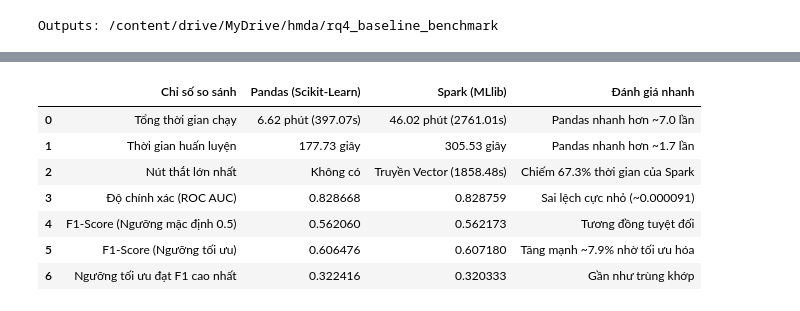
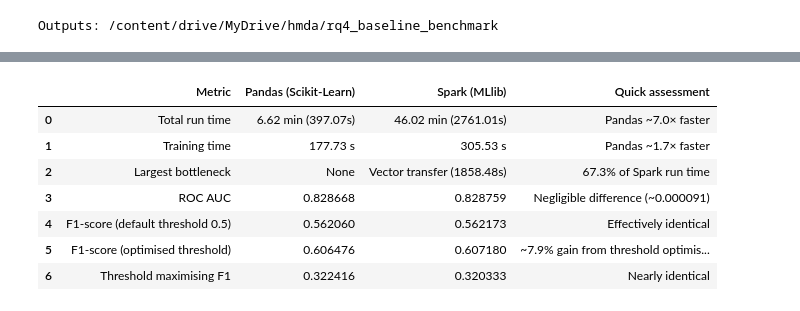
Before and after one commit to hung0985-work/Team-6-Big-Data-Analysis-Final-Project, a Jupyter notebook: src/comparison/04_rq4_logistic_baseline_benchmark.ipynb, the cells around one changed output, grey strips where cells are left out. Cells and saved outputs as stored; diff of their text form; code cells hidden in the pictures.

```diff
--- a/src/comparison/04_rq4_logistic_baseline_benchmark.ipynb
+++ b/src/comparison/04_rq4_logistic_baseline_benchmark.ipynb
@@ -675,24 +675,24 @@ else:
 import pandas as pd
 from IPython.display import display, HTML
 
-# Khởi tạo dữ liệu tóm tắt động từ các biến trong kernel
+# Build the dynamic summary from variables in the kernel
 try:
-    # 1. Lấy thông tin thời gian chạy
+    # 1. Get run-time information
     pandas_wall = total.loc['Pandas', 'wall_seconds']
     spark_wall = total.loc['Spark', 'wall_seconds']
     speedup_wall = spark_wall / pandas_wall
 
-    # 2. Lấy thời gian huấn luyện (tổng hợp từ detail hoặc timings)
+    # 2. Get training time (from detail or timings)
     df_timings = pd.DataFrame(timings)
     pandas_train = df_timings[(df_timings.engine == 'Pandas') & (df_timings.task == 'Model training')].seconds.sum()
     spark_train = df_timings[(df_timings.engine == 'Spark') & (df_timings.task == 'Model training')].seconds.sum()
     speedup_train = spark_train / pandas_train
 
-    # 3. Nút thắt lớn nhất của Spark
+    # 3. Largest Spark bottleneck
     spark_vector_transfer = df_timings[(df_timings.engine == 'Spark') & (df_timings.task == 'Spark vector transfer')].seconds.sum()
     spark_vector_pct = (spark_vector_transfer / spark_wall) * 100
 
-    # 4. Lấy chỉ số trên tập kiểm tra (Test Set)
+    # 4. Get test-set metrics
     test_df = m[m.phase == 'Test']
 
     pandas_roc = test_df[(test_df.engine == 'Pandas') & (test_df.threshold_type == 'Default')]['roc_auc'].values[0]
@@ -706,55 +706,55 @@ try:
     spark_f1_opt = test_df[(test_df.engine == 'Spark') & (test_df.threshold_type == 'Optimized')]['f1'].values[0]
     f1_improvement = ((pandas_f1_opt - pandas_f1_def) / pandas_f1_def) * 100
 
-    # 5. Ngưỡng tối ưu
+    # 5. Optimised threshold
     pandas_thresh = threshold_rows[0]['optimal_threshold']
     spark_thresh = threshold_rows[1]['optimal_threshold']
 
-    # Tạo DataFrame tóm tắt động
+    # Create the dynamic summary DataFrame
     summary_data = {
-        "Chỉ số so sánh": [
-            "Tổng thời gian chạy",
-            "Thời gian huấn luyện",
-            "Nút thắt lớn nhất",
-            "Độ chính xác (ROC AUC)",
-            "F1-Score (Ngưỡng mặc định 0.5)",
-            "F1-Score (Ngưỡng tối ưu)",
-            "Ngưỡng tối ưu đạt F1 cao nhất"
+        "Metric": [
+            "Total run time",
+            "Training time",
+            "Largest bottleneck",
+            "ROC AUC",
+            "F1-score (default threshold 0.5)",
+            "F1-score (optimised threshold)",
+            "Threshold maximising F1"
         ],
         "Pandas (Scikit-Learn)": [
-            f"{pandas_wall/60:.2f} phút ({pandas_wall:.2f}s)",
-            f"{pandas_train:.2f} giây",
-            "Không có",
+            f"{pandas_wall/60:.2f} min ({pandas_wall:.2f}s)",
+            f"{pandas_train:.2f} s",
+            "None",
             f"{pandas_roc:.6f}",
             f"{pandas_f1_def:.6f}",
             f"{pandas_f1_opt:.6f}",
             f"{pandas_thresh:.6f}"
         ],
         "Spark (MLlib)": [
-            f"{spark_wall/60:.2f} phút ({spark_wall:.2f}s)",
-            f"{spark_train:.2f} giây",
-            f"Truyền Vector ({spark_vector_transfer:.2f}s)",
+            f"{spark_wall/60:.2f} min ({spark_wall:.2f}s)",
+            f"{spark_train:.2f} s",
+            f"Vector transfer ({spark_vector_transfer:.2f}s)",
             f"{spark_roc:.6f}",
             f"{spark_f1_def:.6f}",
             f"{spark_f1_opt:.6f}",
             f"{spark_thresh:.6f}"
         ],
-        "Đánh giá nhanh": [
-            f"Pandas nhanh hơn ~{speedup_wall:.1f} lần",
-            f"Pandas nhanh hơn ~{speedup_train:.1f} lần",
-            f"Chiếm {spark_vector_pct:.1f}% thời gian của Spark",
-            f"Sai lệch cực nhỏ (~{roc_diff:.6f})",
-            "Tương đồng tuyệt đối",
-            f"Tăng mạnh ~{f1_improvement:.1f}% nhờ tối ưu hóa",
-            "Gần như trùng khớp"
+        "Quick assessment": [
+            f"Pandas ~{speedup_wall:.1f}× faster",
+            f"Pandas ~{speedup_train:.1f}× faster",
+            f"{spark_vector_pct:.1f}% of Spark run time",
+            f"Negligible difference (~{roc_diff:.6f})",
+            "Effectively identical",
+            f"~{f1_improvement:.1f}% gain from threshold optimisation",
+            "Nearly identical"
         ]
     }
 
     df_summary = pd.DataFrame(summary_data)
-    display(HTML("<h3>BẢNG SO SÁNH TÓM TẮT ĐỘNG (PANDAS VS SPARK)</h3>"))
+    display(HTML("<h3>DYNAMIC SUMMARY COMPARISON (PANDAS VS SPARK)</h3>"))
     display(df_summary)
 
 except Exception as e:
-    print("Lỗi khi trích xuất dữ liệu động:", e)
-    print("Vui lòng đảm bảo các biến 'total', 'timings', 'm', và 'threshold_rows' đã được khởi tạo trước đó.")
+    print("Error extracting dynamic data:", e)
+    print("Make sure the variables 'total', 'timings', 'm' and 'threshold_rows' have been created first.")
 # %% [output]
@@ -762,8 +762,8 @@ BẢNG SO SÁNH TÓM TẮT ĐỘNG (PANDAS VS SPARK)
-|  | Chỉ số so sánh | Pandas (Scikit-Learn) | Spark (MLlib) | Đánh giá nhanh |
-| 0 | Tổng thời gian chạy | 6.62 phút (397.07s) | 46.02 phút (2761.01s) | Pandas nhanh hơn ~7.0 lần |
-| 1 | Thời gian huấn luyện | 177.73 giây | 305.53 giây | Pandas nhanh hơn ~1.7 lần |
-| 2 | Nút thắt lớn nhất | Không có | Truyền Vector (1858.48s) | Chiếm 67.3% thời gian của Spark |
-| 3 | Độ chính xác (ROC AUC) | 0.828668 | 0.828759 | Sai lệch cực nhỏ (~0.000091) |
-| 4 | F1-Score (Ngưỡng mặc định 0.5) | 0.562060 | 0.562173 | Tương đồng tuyệt đối |
-| 5 | F1-Score (Ngưỡng tối ưu) | 0.606476 | 0.607180 | Tăng mạnh ~7.9% nhờ tối ưu hóa |
-| 6 | Ngưỡng tối ưu đạt F1 cao nhất | 0.322416 | 0.320333 | Gần như trùng khớp |
+|  | Metric | Pandas (Scikit-Learn) | Spark (MLlib) | Quick assessment |
+| 0 | Total run time | 6.62 min (397.07s) | 46.02 min (2761.01s) | Pandas ~7.0× faster |
+| 1 | Training time | 177.73 s | 305.53 s | Pandas ~1.7× faster |
+| 2 | Largest bottleneck | None | Vector transfer (1858.48s) | 67.3% of Spark run time |
+| 3 | ROC AUC | 0.828668 | 0.828759 | Negligible difference (~0.000091) |
+| 4 | F1-score (default threshold 0.5) | 0.562060 | 0.562173 | Effectively identical |
+| 5 | F1-score (optimised threshold) | 0.606476 | 0.607180 | ~7.9% gain from threshold optimis... |
+| 6 | Threshold maximising F1 | 0.322416 | 0.320333 | Nearly identical |
```
Also changed, not shown: parts of 3 cells of this notebook, 2 other files.
